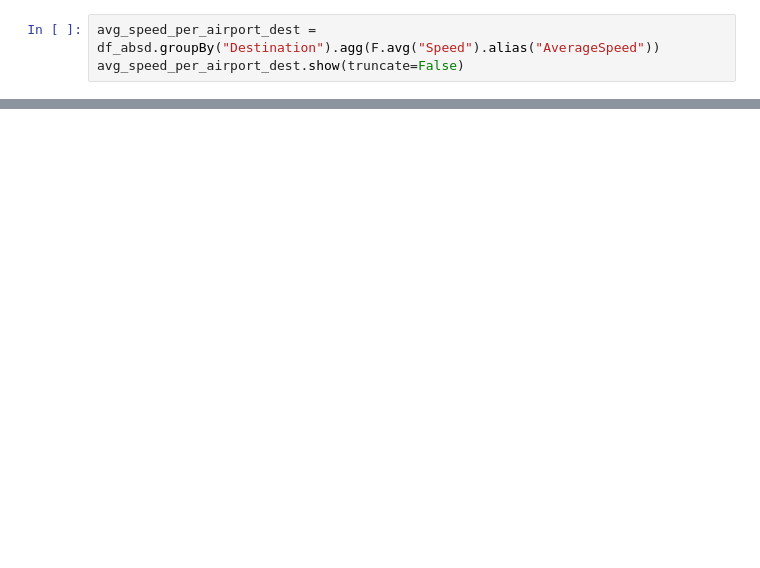
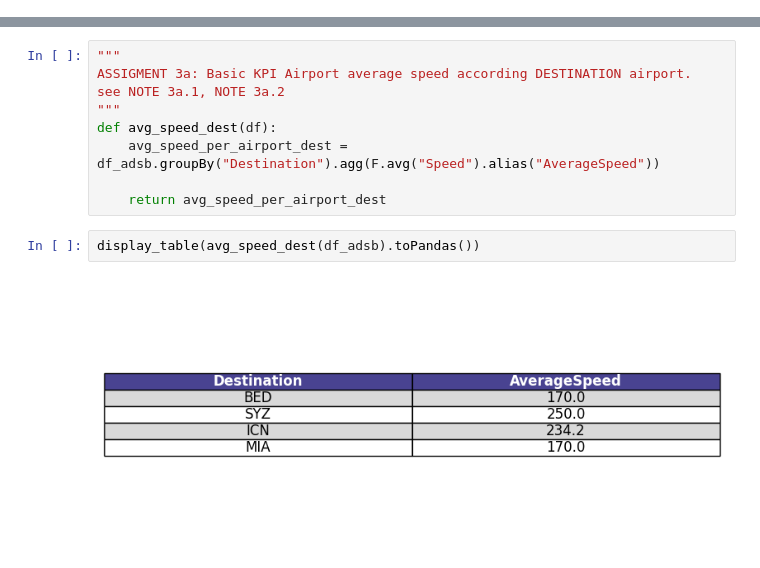
Before and after one commit to JM-AE/Airport-Flight-Data, a Jupyter notebook: Untitled-1.ipynb, the cells around one changed output, grey strips where cells are left out. Cells and saved outputs as stored; diff of their text form; blank space fills up the shorter version.

```diff
--- a/Untitled-1.ipynb
+++ b/Untitled-1.ipynb
@@ -118,3 +0,0 @@ avg_speed_per_airport_origin.show(truncate=False)
-# %%
-avg_speed_per_airport_dest = df_absd.groupBy("Destination").agg(F.avg("Speed").alias("AverageSpeed"))
-avg_speed_per_airport_dest.show(truncate=False)
@@ -186,0 +483,13 @@ adsb_multi.json data successfully loaded
+# %%
+"""
+ASSIGMENT 3a: Basic KPI Airport average speed according DESTINATION airport.
+see NOTE 3a.1, NOTE 3a.2
+"""
+def avg_speed_dest(df):
+    avg_speed_per_airport_dest = df_adsb.groupBy("Destination").agg(F.avg("Speed").alias("AverageSpeed"))
+
+    return avg_speed_per_airport_dest
+# %%
+display_table(avg_speed_dest(df_adsb).toPandas())
+# %% [output]
+[figure, added]
```
Also changed, not shown: parts of 38 cells of this notebook.
